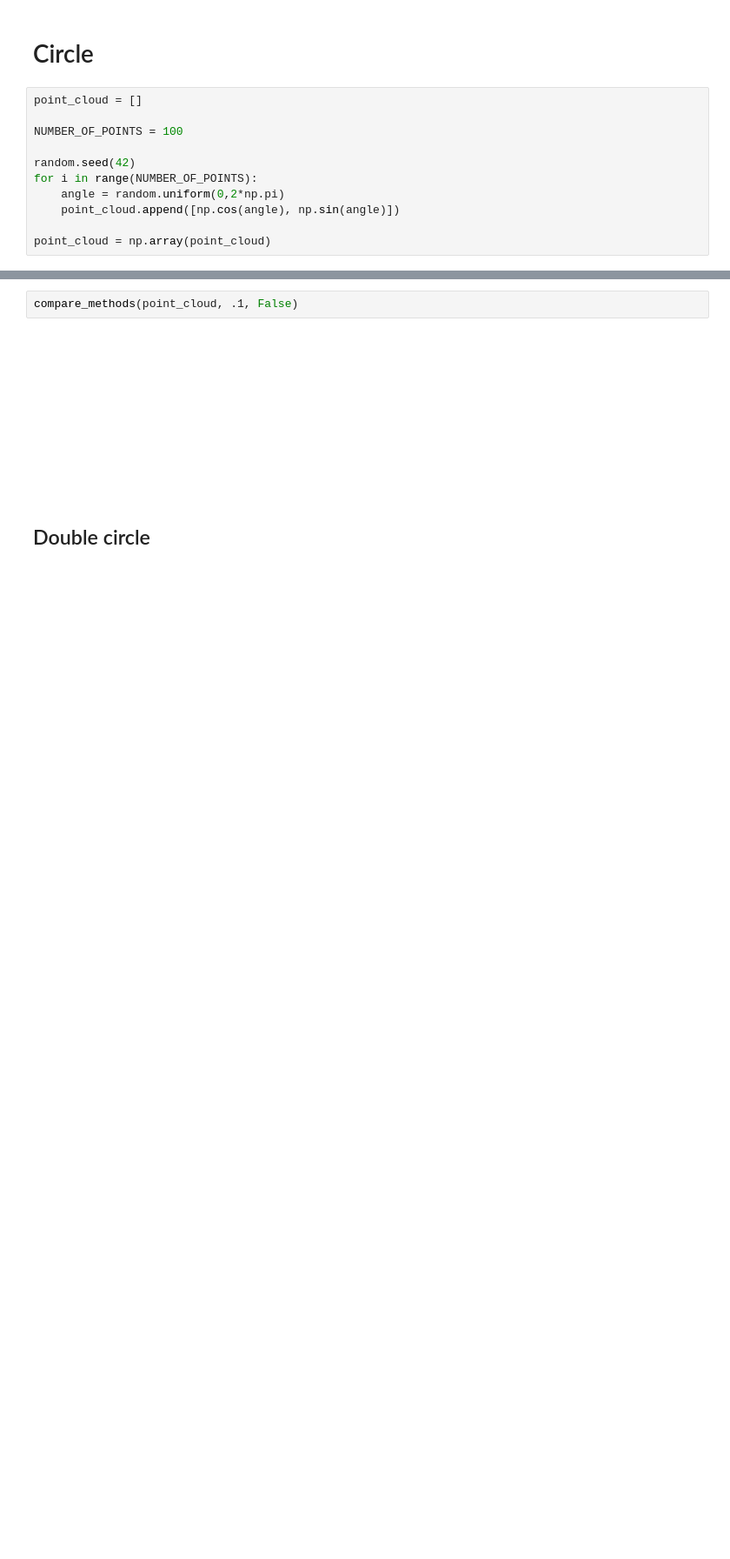
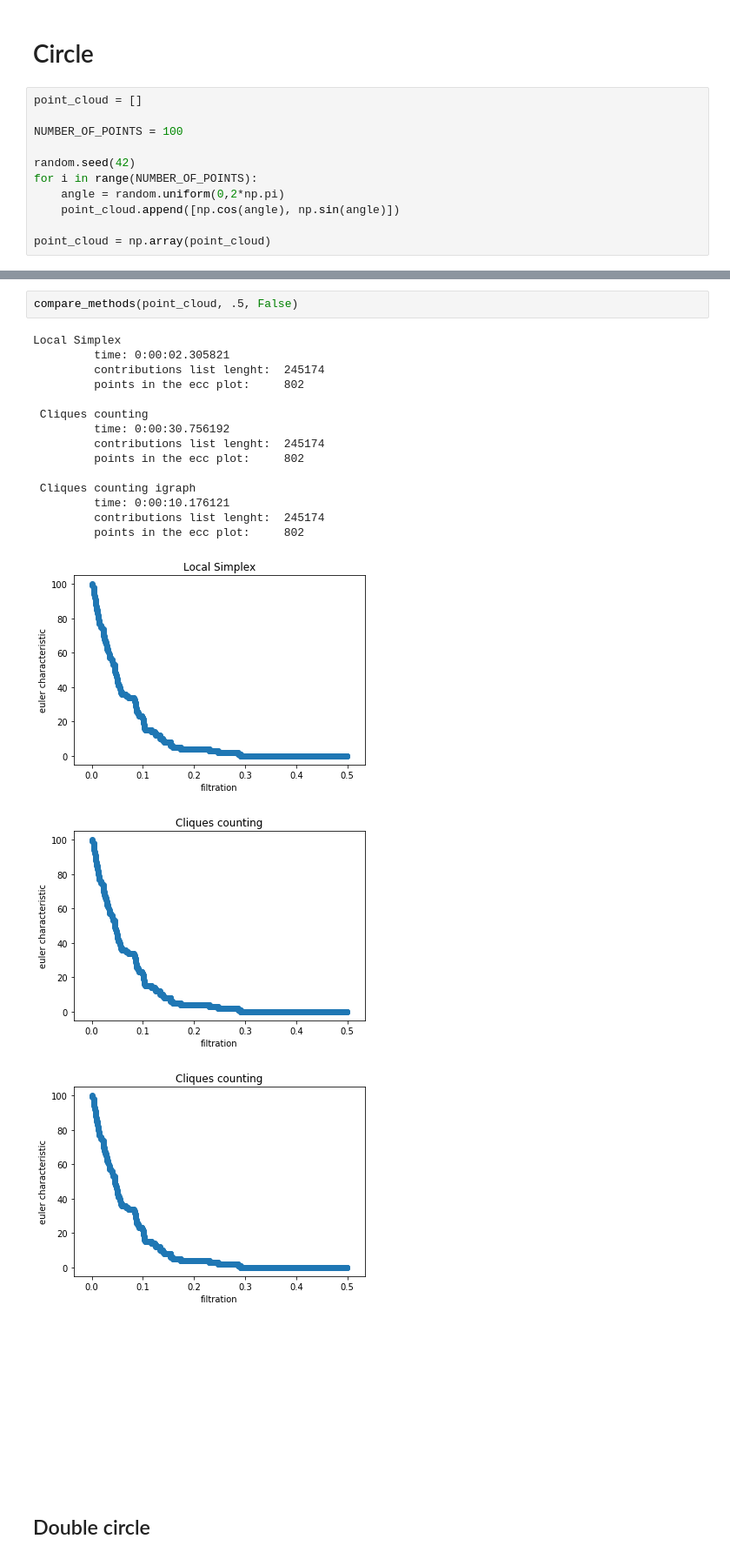
Before and after one commit to dgurnari/ECC, a Jupyter notebook: tests.ipynb, the cells around one changed output, grey strips where cells are left out. Shown: that part at 87% size. Cells and saved outputs as stored; diff of their text form; blank space fills up the shorter version.

```diff
--- a/tests.ipynb
+++ b/tests.ipynb
@@ -143,5 +217,23 @@ plt.scatter(point_cloud[:,0], point_cloud[:,1])
 # %%
-compare_methods(point_cloud, .1, False)
+compare_methods(point_cloud, .5, False)
+# %% [output]
+Local Simplex
+         time: 0:00:02.305821
+         contributions list lenght:  245174
+         points in the ecc plot:     802
+
+ Cliques counting
+         time: 0:00:30.756192
+         contributions list lenght:  245174
+         points in the ecc plot:     802
+
+ Cliques counting igraph
+         time: 0:00:10.176121
+         contributions list lenght:  245174
+         points in the ecc plot:     802
+[figure, added]
+[figure, added]
+[figure, added]
 # %% [markdown]
 <br>
 <br>
```
Also changed, not shown: parts of 17 cells of this notebook, 3 other files.
